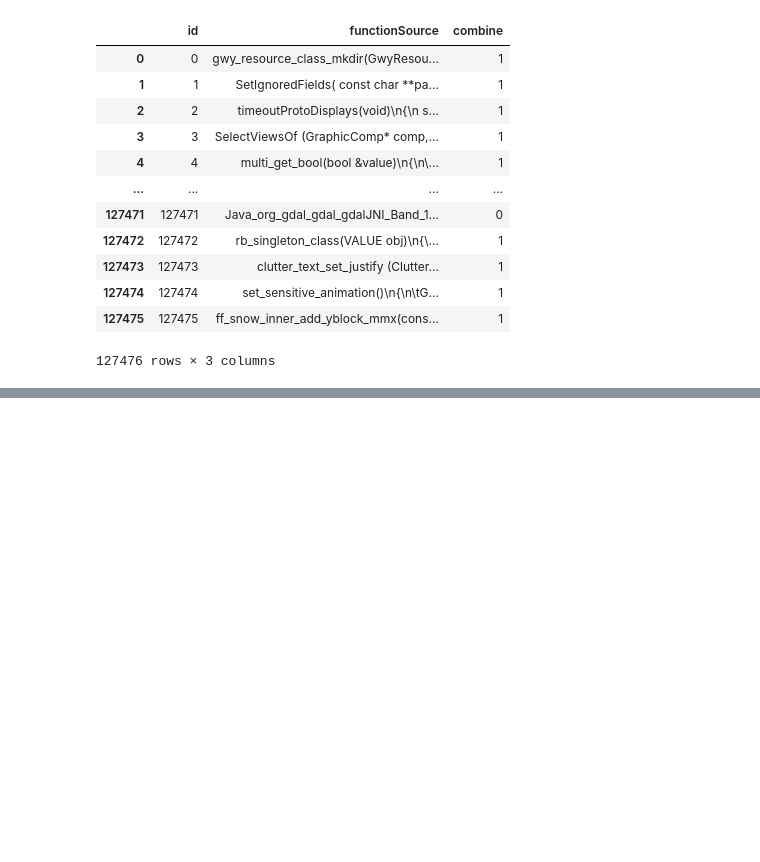
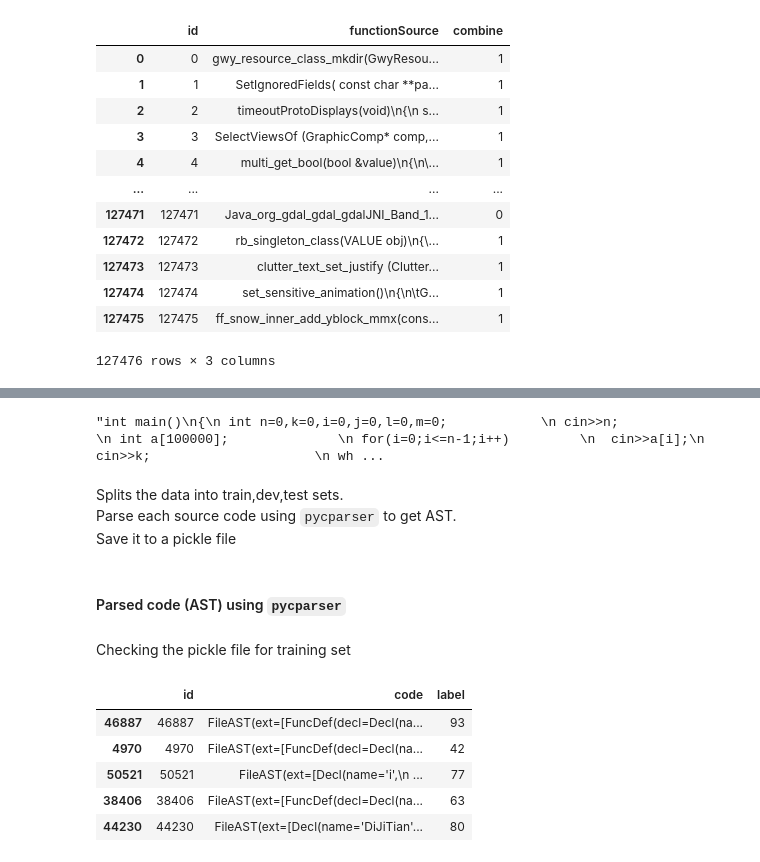
Before and after one commit to hazimhanif/svd_exp3, a Jupyter notebook: Exploration_codeclassify.ipynb, the cells around one changed output, grey strips where cells are left out. Drawn from its saved outputs; the diff is of its cells as text; code cells hidden in the pictures; blank space fills up the shorter version.

```diff
--- a/Exploration_codeclassify.ipynb
+++ b/Exploration_codeclassify.ipynb
@@ -202,0 +140,23 @@ FileAST(ext=[FuncDef(decl=Decl(name='main',
+# %%
+mydf.iloc[4970,1]
+# %% [output]
+"int main()\n{\n int n=0,k=0,i=0,j=0,l=0,m=0;            \n cin>>n;                     \n int a[100000];              \n for(i=0;i<=n-1;i++)         \n  cin>>a[i];\n cin>>k;                     \n wh ...
+# %% [markdown]
+Splits the data into train,dev,test sets.
+Parse each source code using `pycparser` to get AST.
+Save it to a pickle file
+# %% [markdown]
+#### Parsed code (AST) using `pycparser`
+# %% [markdown]
+Checking the pickle file for training set
+# %%
+train_ast = pd.read_pickle('astnn/data/train/train_.pkl')
+# %%
+train_ast.head()
+# %% [output]
+|  | id | code | label |
+| 46887 | 46887 | FileAST(ext=[FuncDef(decl=Decl(na... | 93 |
+| 4970 | 4970 | FileAST(ext=[FuncDef(decl=Decl(na... | 42 |
+| 50521 | 50521 | FileAST(ext=[Decl(name='i',\n ... | 77 |
+| 38406 | 38406 | FileAST(ext=[FuncDef(decl=Decl(na... | 63 |
+| 44230 | 44230 | FileAST(ext=[Decl(name='DiJiTian'... | 80 |
```
Also changed, not shown: parts of 47 cells of this notebook, 1 other file.
